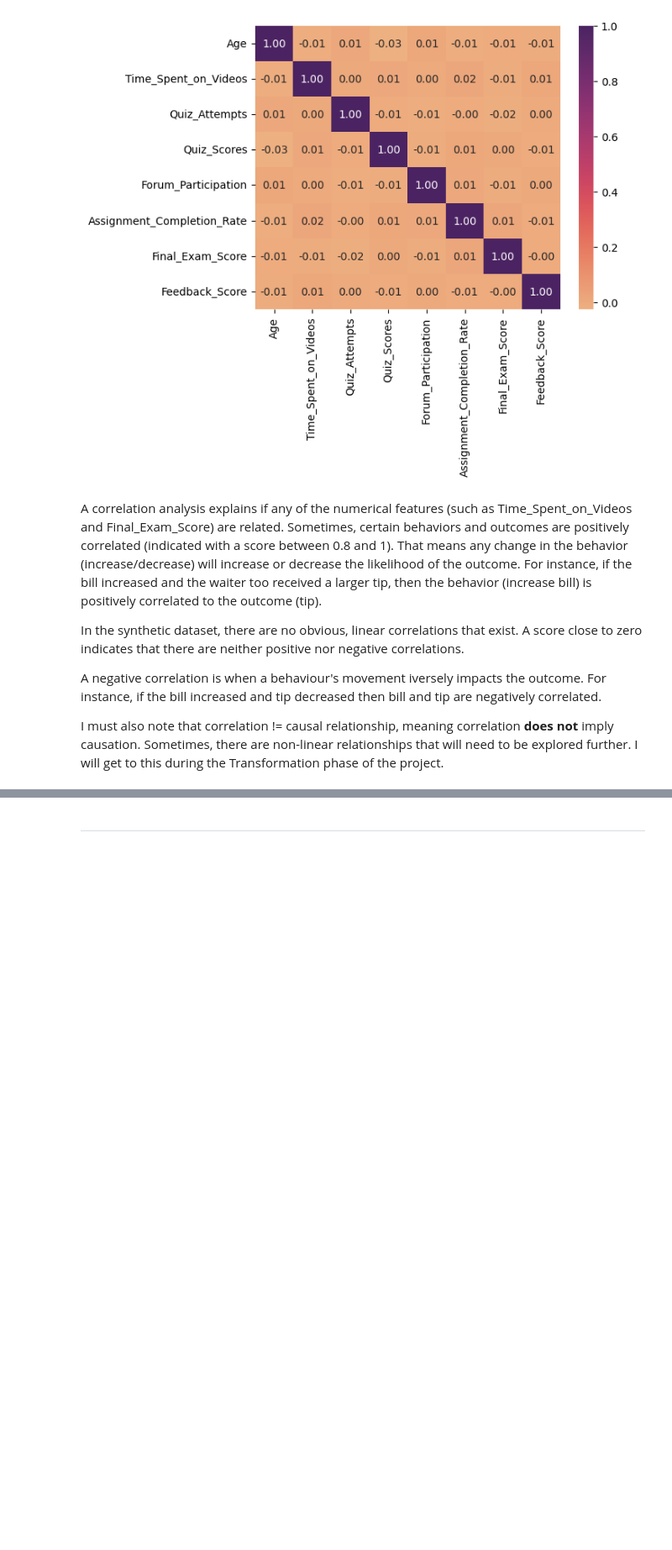
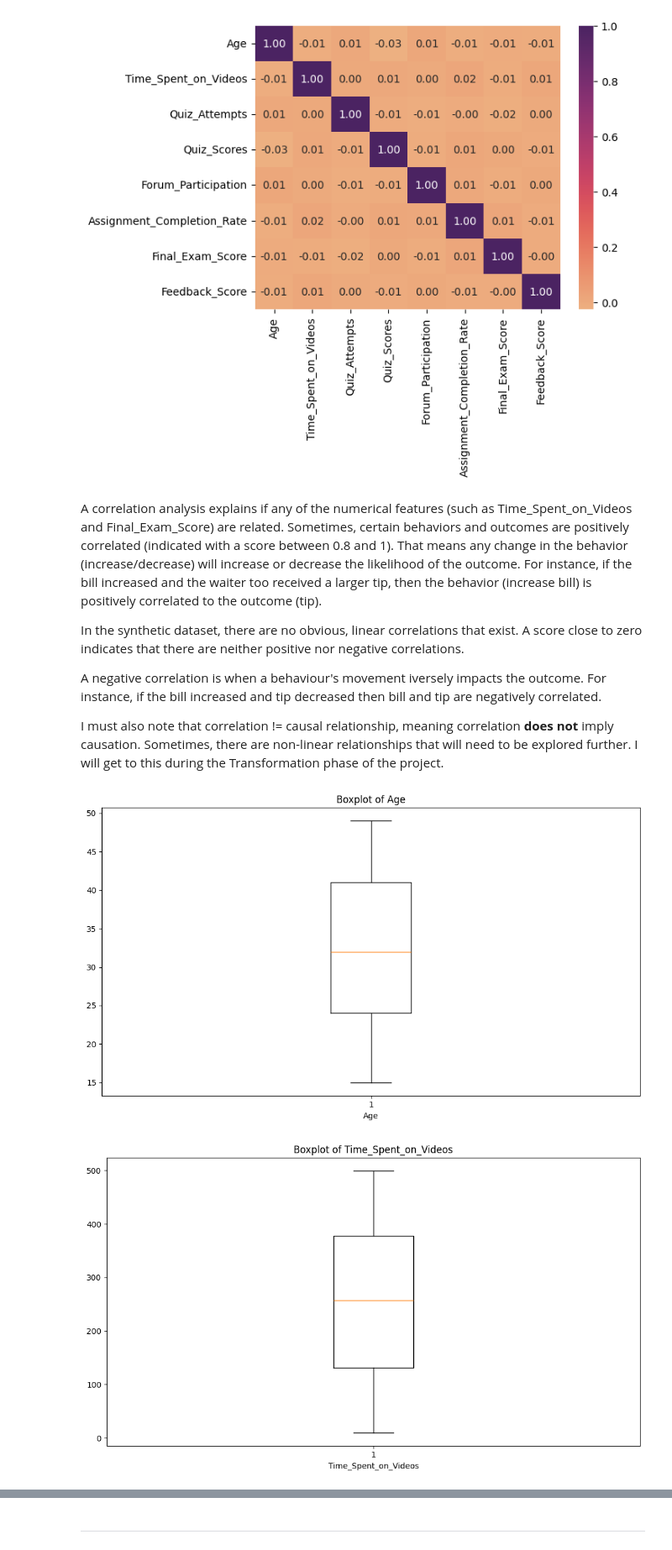
Before and after one commit to narendran-manoharan/synthetic_learning_behavior_analysis, a Jupyter notebook: project_work_jupyter_notebooks/synthetic_learning_behavior_analysis_extract.ipynb, the cells around one changed output, grey strips where cells are left out. Shown at 84% size. Cells and saved outputs as stored; diff of their text form; code cells hidden in the pictures; blank space fills up the shorter version.

```diff
--- a/project_work_jupyter_notebooks/synthetic_learning_behavior_analysis_extract.ipynb
+++ b/project_work_jupyter_notebooks/synthetic_learning_behavior_analysis_extract.ipynb
@@ -358,3 +385,14 @@ In the synthetic dataset, there are no obvious, linear correlations that exist.
 A negative correlation is when a behaviour's movement iversely impacts the outcome. For instance, if the bill increased and tip decreased then bill and tip are negatively correlated.
 
 I must also note that correlation != causal relationship, meaning correlation **does not** imply causation. Sometimes, there are non-linear relationships that will need to be explored further. I will get to this during the Transformation phase of the project.
+# %%
+for col in df.select_dtypes(include = "number").columns:
+    plt.figure(figsize=(10, 6))
+    plt.boxplot(data = df, x = col, showfliers = True) # Added showfliers on the second round as I did not find any outliers in the first iteration of running the cell.
+    plt.title(f"Boxplot of {col}")
+    plt.xlabel(col)
+    plt.tight_layout()
+    plt.show()
+# %% [output]
+[figure, added]
+[figure, added]
```
Also changed, not shown: parts of 16 cells of this notebook.
